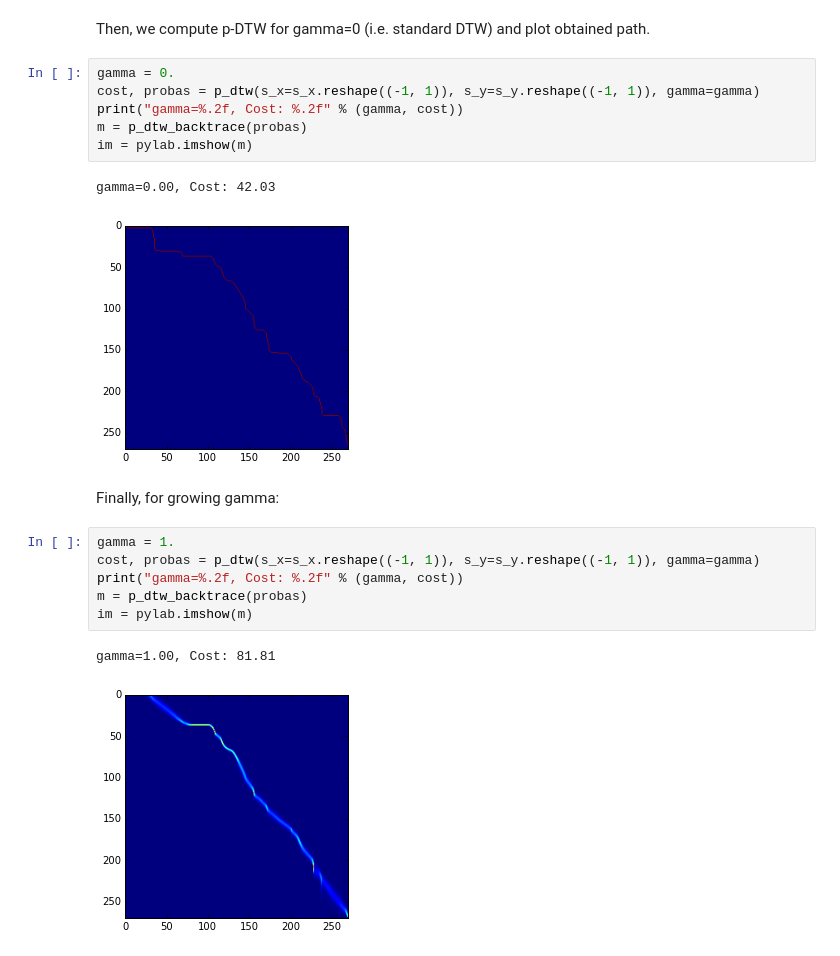
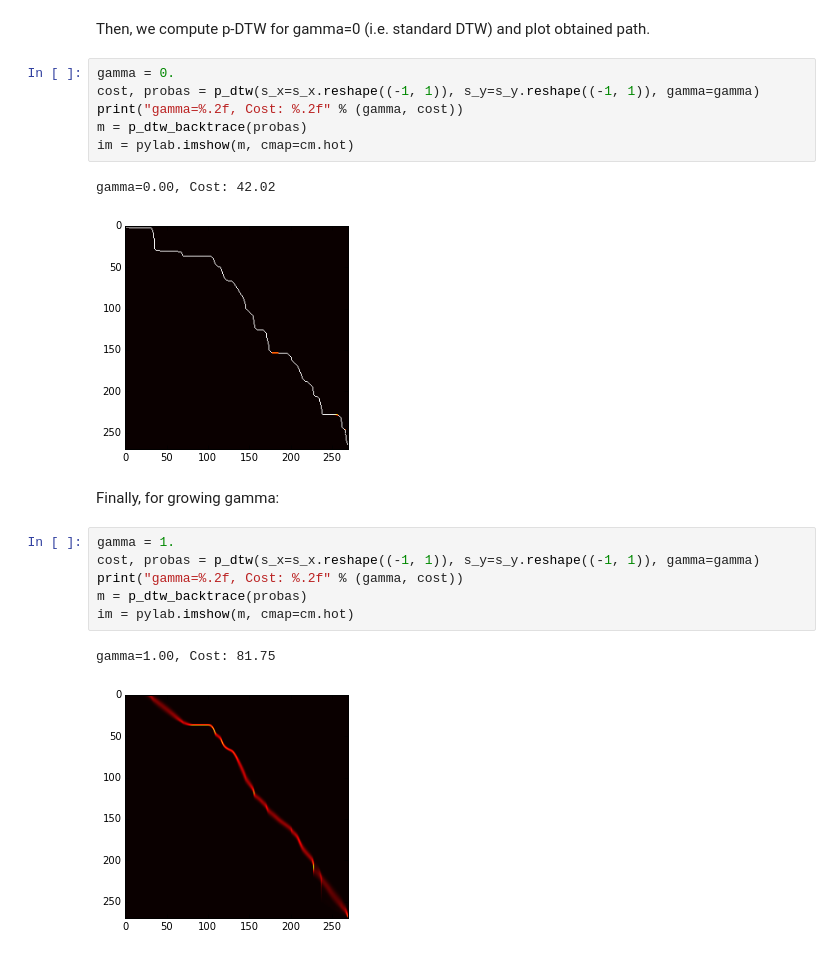
Before and after one commit to rtavenar/LR-DTW, a Jupyter notebook: notebooks/p_dtw_test.ipynb, the cells around one changed output. Drawn from its saved outputs; the diff is of its cells as text.

```diff
--- a/notebooks/p_dtw_test.ipynb
+++ b/notebooks/p_dtw_test.ipynb
@@ -65,21 +66,21 @@ gamma = 0.
 cost, probas = p_dtw(s_x=s_x.reshape((-1, 1)), s_y=s_y.reshape((-1, 1)), gamma=gamma)
 print("gamma=%.2f, Cost: %.2f" % (gamma, cost))
 m = p_dtw_backtrace(probas)
-im = pylab.imshow(m)
+im = pylab.imshow(m, cmap=cm.hot)
 # %% [output]
-gamma=0.00, Cost: 42.03
+gamma=0.00, Cost: 42.02
-[figure, old version]
+[figure, new version]
 # %% [markdown]
 Finally, for growing gamma:
 # %%
 gamma = 1.
 cost, probas = p_dtw(s_x=s_x.reshape((-1, 1)), s_y=s_y.reshape((-1, 1)), gamma=gamma)
 print("gamma=%.2f, Cost: %.2f" % (gamma, cost))
 m = p_dtw_backtrace(probas)
-im = pylab.imshow(m)
+im = pylab.imshow(m, cmap=cm.hot)
 # %% [output]
-gamma=1.00, Cost: 81.81
+gamma=1.00, Cost: 81.75
-[figure, old version]
+[figure, new version]
 # %%
 gamma = 10.
 cost, probas = p_dtw(s_x=s_x.reshape((-1, 1)), s_y=s_y.reshape((-1, 1)), gamma=gamma)
```
Also changed, not shown: parts of 4 cells of this notebook, 1 other file.
